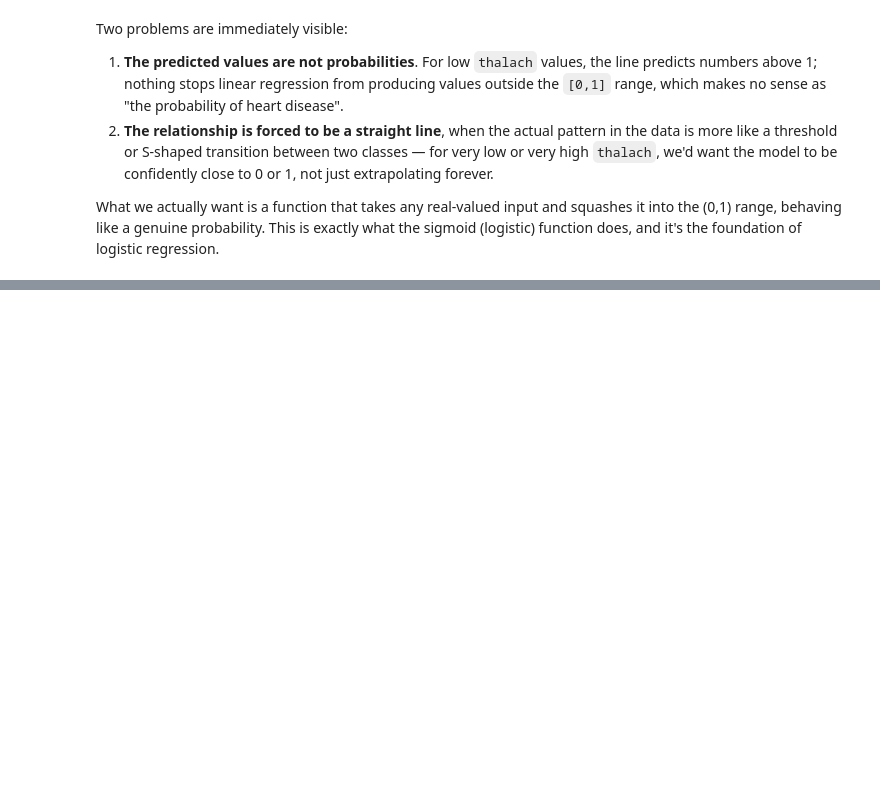
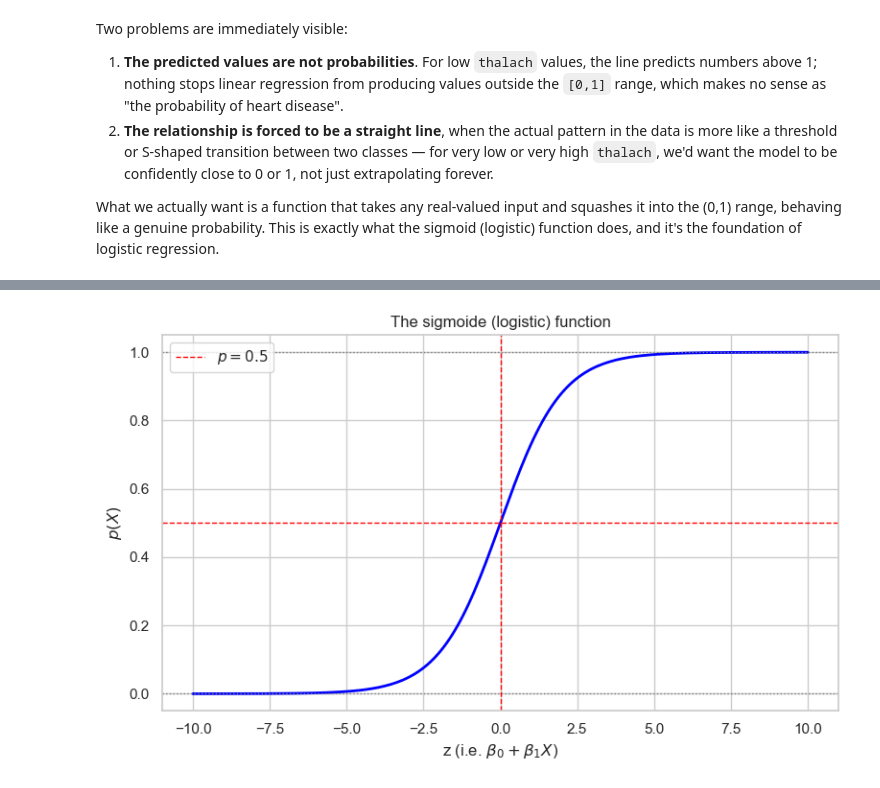
Before and after one commit to danielfdez-ds/ML-Notes-and-Projects, a Jupyter notebook: 02_Classification/02Classification.ipynb, the cells around one changed output, grey strips where cells are left out. Saved outputs shown, nothing was run; the diff lists cells and outputs as text; code cells hidden in the pictures; blank space fills up the shorter version.

Commit message:
Sigmoid function. Odds, logit. MLE. Gradient Descent Implementation.

```diff
--- a/02_Classification/02Classification.ipynb
+++ b/02_Classification/02Classification.ipynb
@@ -150,0 +161,21 @@ What we actually want is a function that takes any real-valued input and squashe
+# %%
+def sigmoid(z):
+    """Maps any real number into the (0,1) interval."""
+    return 1/(1+np.exp(-z))
+
+z = np.linspace(-10, 10, 200)
+
+plt.figure(figsize=(8,5))
+plt.plot(z, sigmoid(z), linewidth=2, color='blue')
+plt.axhline(y=0, color="gray", linestyle=":", linewidth=1)
+plt.axhline(y=1, color="gray", linestyle=":", linewidth=1)
+plt.axhline(y=0.5, color="red", linestyle="--", linewidth=1, label="$p=0.5$")
+plt.axvline(x=0, color="red", linestyle="--", linewidth=1)
+plt.xlabel("z (i.e. $\\beta_0+\\beta_1 X$)")
+plt.ylabel("$p(X)$")
+plt.title("The sigmoide (logistic) function")
+plt.legend()
+plt.tight_layout()
+plt.show()
+# %% [output]
+[figure, added]
```
Also changed, not shown: parts of 10 cells of this notebook.
